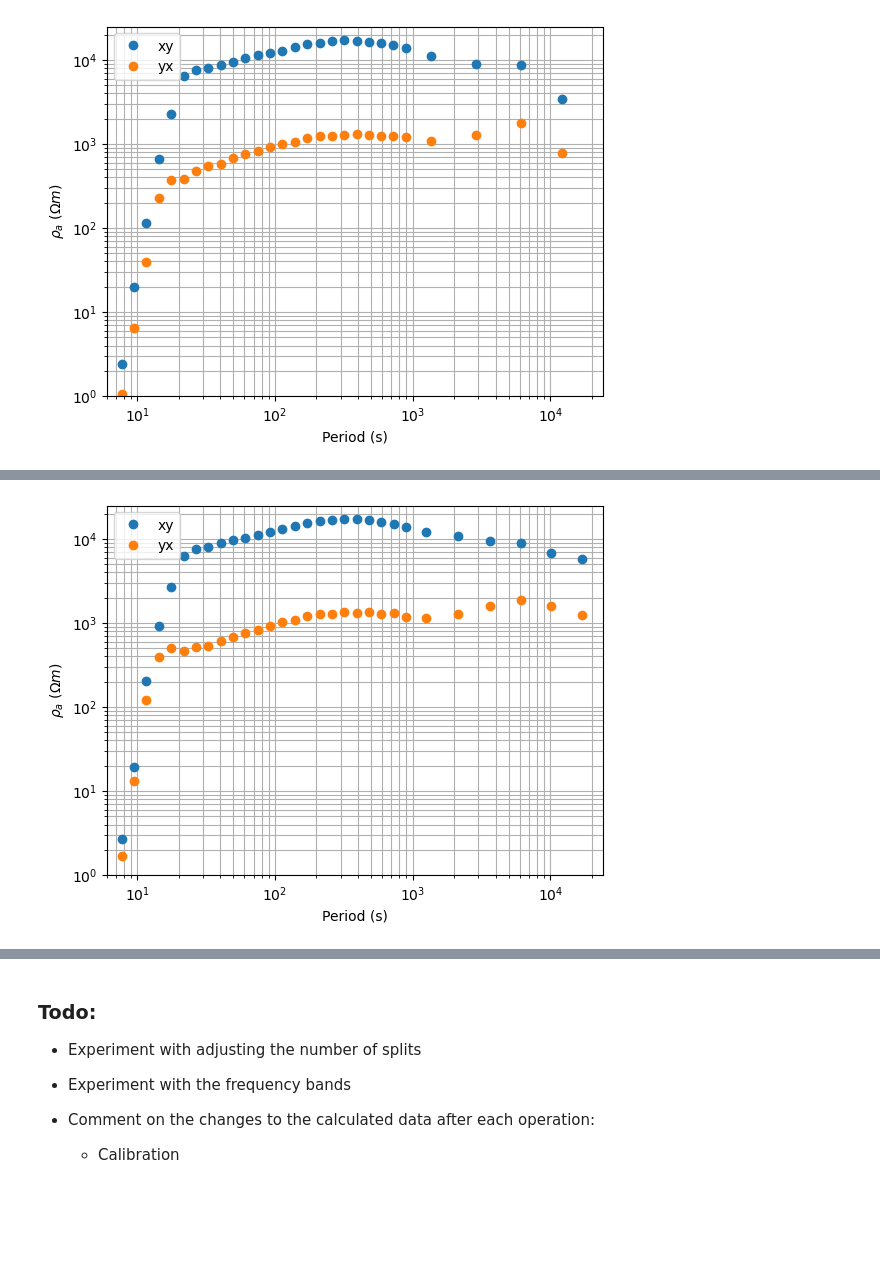
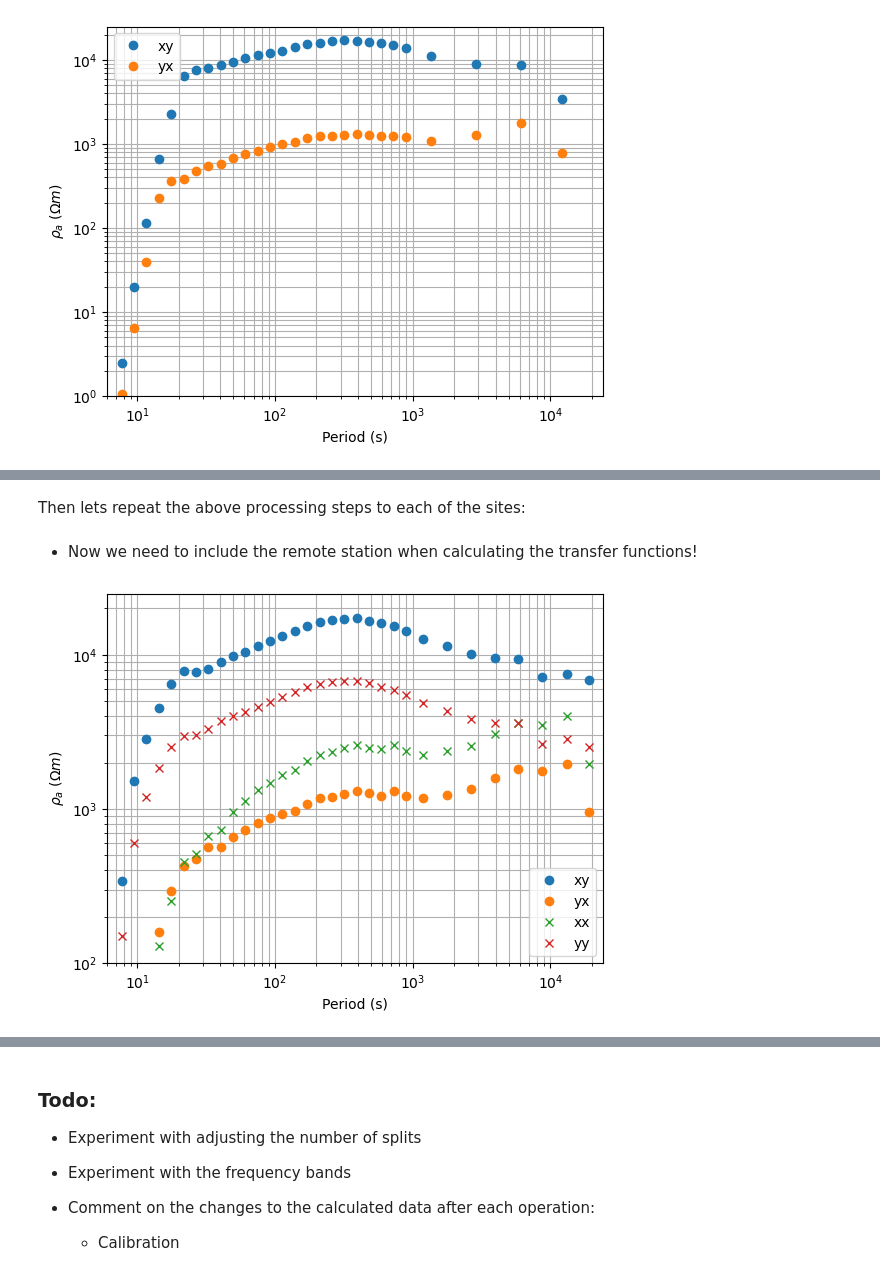
Before and after one commit to jcapriot/gpgn-319, a Jupyter notebook: labs/EM/Lab5.ipynb, the cells around one changed output, grey strips where cells are left out. Drawn from its saved outputs; the diff is of its cells as text; code cells hidden in the pictures; blank space fills up the shorter version.

```diff
--- a/labs/EM/Lab5.ipynb
+++ b/labs/EM/Lab5.ipynb
@@ -12,5 +25,3 @@ import json
 [transfer functions](https://ds.iris.edu/spud/emtf)
-# %%
-mt = importlib.reload(mt)
 # %% [markdown]
 ## Tiny Town!
@@ -157,5 +230,5 @@ plt.grid(which='both')
 # %%
 period_bands_2 = np.r_[
     np.logspace(np.log10(7), np.log10(1000), 25),
-    np.logspace(np.log10(1000), np.log10(24000), 7)[1:]
+    np.logspace(np.log10(1000), np.log10(24000), 9)[1:]
 ]
@@ -170,14 +239,26 @@ COO_rr = coo_rr.frequency_spectrum().calibrate().orient()
+# %% [markdown]
+Then lets repeat the above processing steps to each of the sites:
+# %%
+cop_rr = cop_overlap.split(10).detrend().window()
+COP_rr = cop_rr.frequency_spectrum().calibrate().orient()
+
+coo_rr = coo_overlap.split(10).detrend().window()
+COO_rr = coo_rr.frequency_spectrum().calibrate().orient()
+# %% [markdown]
+* Now we need to include the remote station when calculating the transfer functions!
 # %%
 f, Z = mt.calculate_Z(COP_rr, remote=COO_rr, period_bands=period_bands_2)
 rho_a = mt.calc_rho_a(f, Z)
 
 plt.loglog(1/f, rho_a[..., 0, 1], label='xy', marker='o', linestyle="")
 plt.loglog(1/f, rho_a[..., 1, 0], label='yx', marker='o', linestyle="")
+plt.loglog(1/f, rho_a[..., 0, 0], label='xx', marker='x', linestyle="")
+plt.loglog(1/f, rho_a[..., 1, 1], label='yy', marker='x', linestyle="")
 plt.xlim([6, 24_000])
-plt.ylim([1, 25_000])
+plt.ylim([100, 25_000])
 plt.xlabel("Period (s)")
 plt.ylabel(r"$\rho_a$ $(\Omega m)$")
 plt.legend()
 plt.grid(which='both')
 # %% [output]
-[figure, old version]
+[figure, new version]
```
Also changed, not shown: parts of 27 cells of this notebook.
